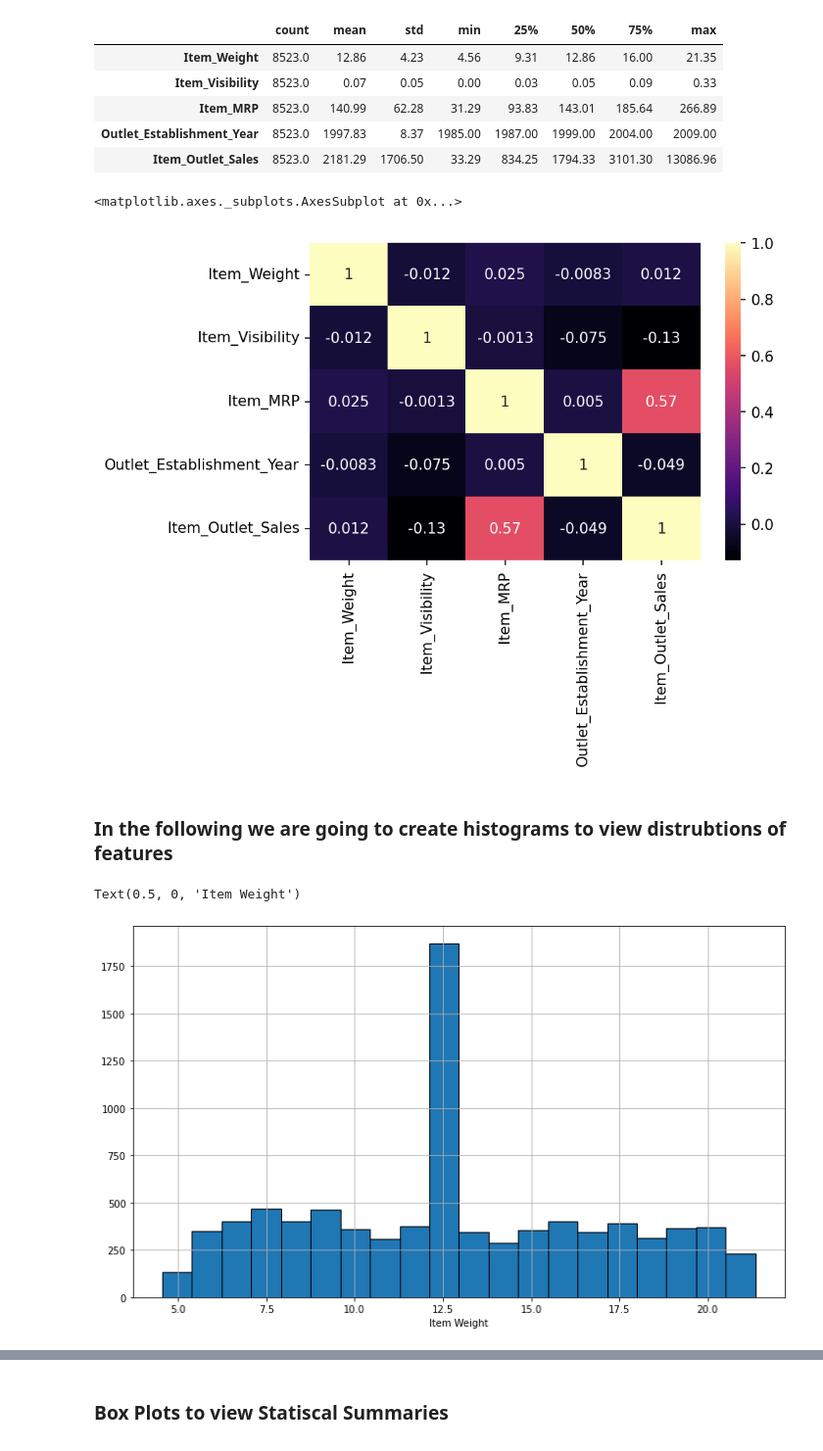
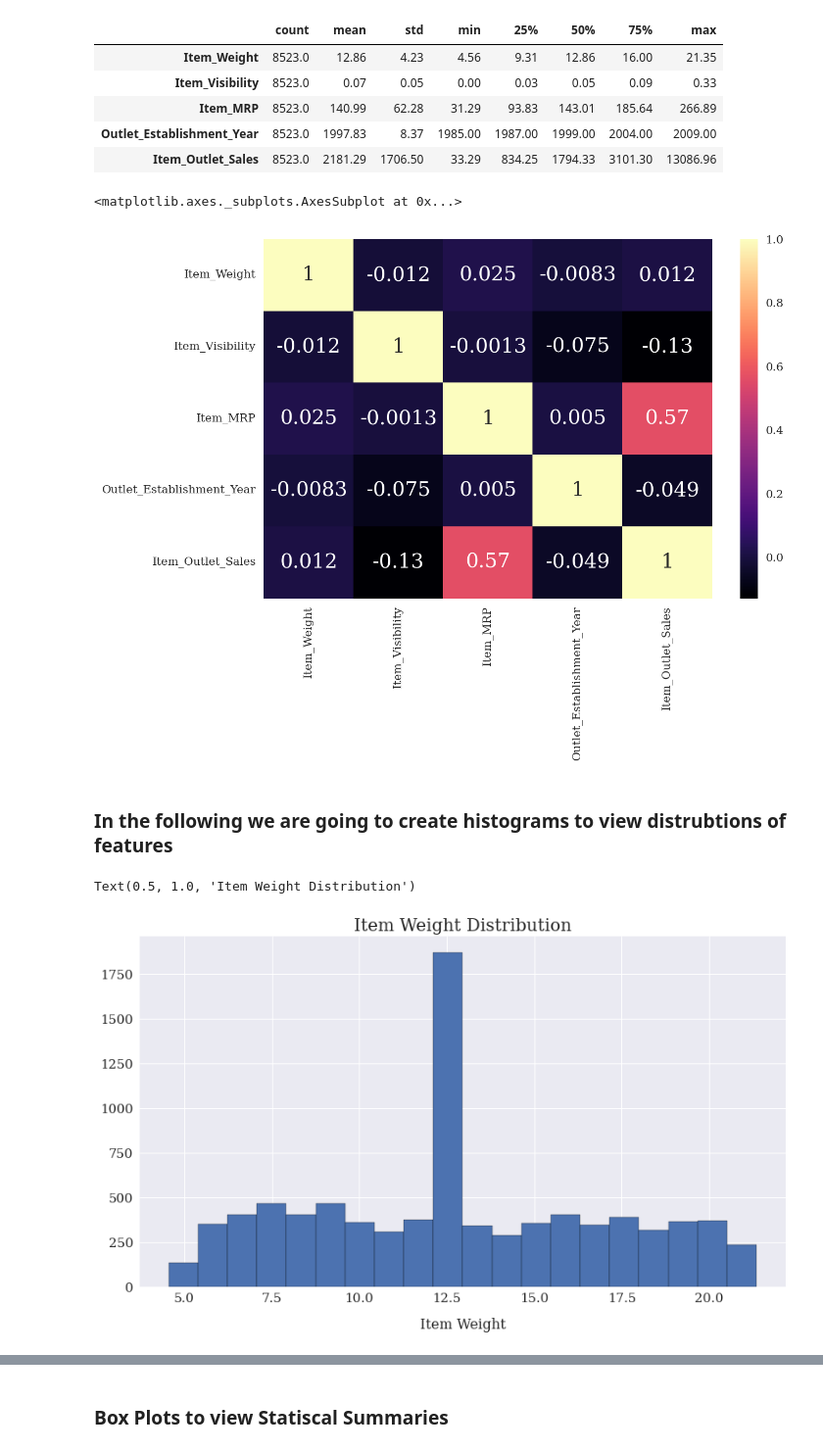
Before and after one commit to rvtovar/sales_predictions, a Jupyter notebook: sales_predictions.ipynb, the cells around one changed output, grey strips where cells are left out. Shown at 98% size. Saved outputs shown, nothing was run; the diff lists cells and outputs as text; code cells hidden in the pictures.

```diff
--- a/sales_predictions.ipynb
+++ b/sales_predictions.ipynb
@@ -177,6 +177,11 @@ df.describe().transpose().round(2)
 | Item_MRP | 8523.0 | 140.99 | 62.28 | 31.29 | 93.83 | 143.01 | 185.64 | 266.89 |
 | Outlet_Establishment_Year | 8523.0 | 1997.83 | 8.37 | 1985.00 | 1987.00 | 1999.00 | 2004.00 | 2009.00 |
 | Item_Outlet_Sales | 8523.0 | 2181.29 | 1706.50 | 33.29 | 834.25 | 1794.33 | 3101.30 | 13086.96 |
+# %%
+# Setting up Default Settings for plots
+sns.set_context('talk')
+plt.style.use(['bmh', 'seaborn'])
+plt.rcParams['font.family'] = 'serif'
 # %%
 corr = df.corr()
 plt.figure(dpi=150)
@@ -187,16 +192,18 @@ sns.heatmap(corr, annot=True, cmap='magma')
 # Everwhere else has a no correlation .
 # %% [output]
 <matplotlib.axes._subplots.AxesSubplot at 0x...>
-[figure, old version]
+[figure, new version]
 # %% [markdown]
 ### In the following we are going to create histograms to view distrubtions of features
 # %%
 # The distrubtion of item weights, the large amount of 12.5 weights comes from replacing data that was missing
-plt.figure(figsize=(12,7))
-df["Item_Weight"].hist(edgecolor='black', bins=20)
-plt.xlabel("Item Weight")
+fig, ax = plt.subplots(figsize=(12,7))
+df["Item_Weight"].hist(edgecolor='black', bins=20, ax=ax)
+ax.set_xlabel("Item Weight", fontsize=16, labelpad=15)
+ax.tick_params(axis = 'both', which = 'major', labelsize = 15)
+ax.set_title("Item Weight Distribution", fontsize='20')
 # %% [output]
-Text(0.5, 0, 'Item Weight')
+Text(0.5, 1.0, 'Item Weight Distribution')
-[figure, old version]
+[figure, new version]
 # %%
 # item Visibility
```
Also changed, not shown: parts of 6 cells of this notebook.
